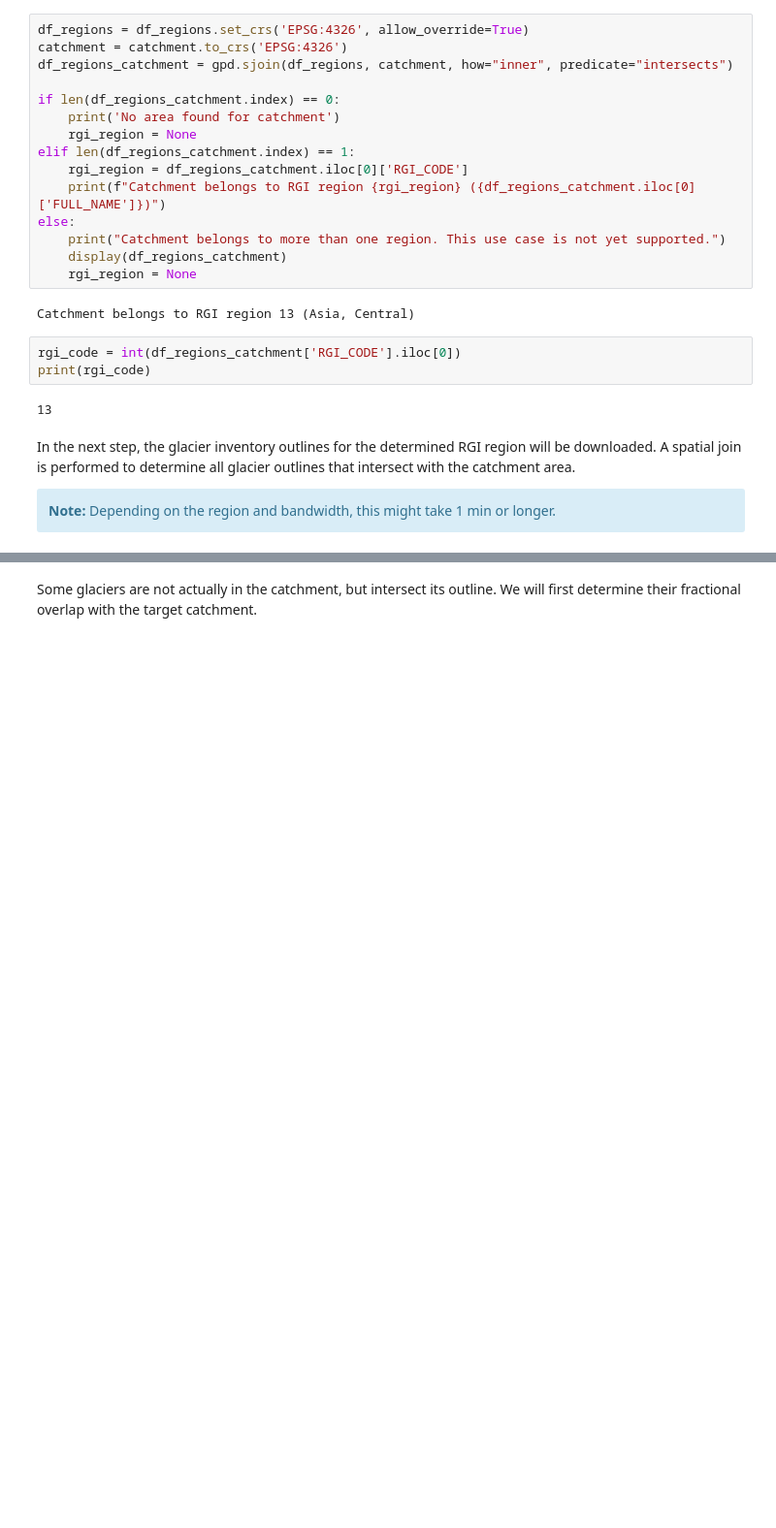
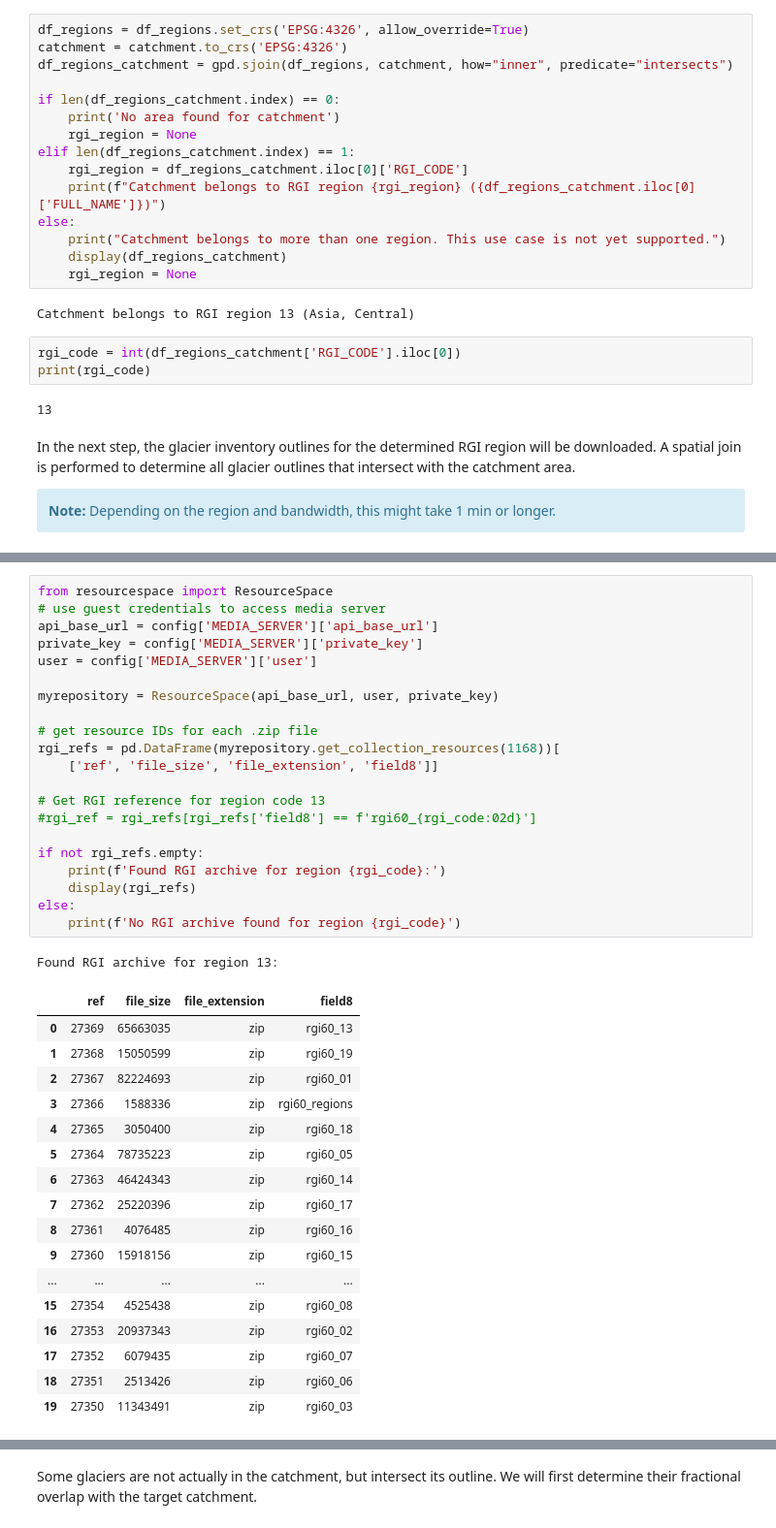
Before and after one commit to phiscu/matilda_edu, a Jupyter notebook: Notebook1_Catchment_delineation.ipynb, the cells around one changed output, grey strips where cells are left out. Shown at 97% size. Saved outputs shown, nothing was run; the diff lists cells and outputs as text; blank space fills up the shorter version.

```diff
--- a/Notebook1_Catchment_delineation.ipynb
+++ b/Notebook1_Catchment_delineation.ipynb
@@ -492,0 +412,40 @@ Loading shapefiles...
+# %%
+from resourcespace import ResourceSpace
+# use guest credentials to access media server
+api_base_url = config['MEDIA_SERVER']['api_base_url']
+private_key = config['MEDIA_SERVER']['private_key']
+user = config['MEDIA_SERVER']['user']
+
+myrepository = ResourceSpace(api_base_url, user, private_key)
+
+# get resource IDs for each .zip file
+rgi_refs = pd.DataFrame(myrepository.get_collection_resources(1168))[
+    ['ref', 'file_size', 'file_extension', 'field8']]
+
+# Get RGI reference for region code 13
+#rgi_ref = rgi_refs[rgi_refs['field8'] == f'rgi60_{rgi_code:02d}']
+
+if not rgi_refs.empty:
+    print(f'Found RGI archive for region {rgi_code}:')
+    display(rgi_refs)
+else:
+    print(f'No RGI archive found for region {rgi_code}')
+# %% [output]
+Found RGI archive for region 13:
+|  | ref | file_size | file_extension | field8 |
+| 0 | 27369 | 65663035 | zip | rgi60_13 |
+| 1 | 27368 | 15050599 | zip | rgi60_19 |
+| 2 | 27367 | 82224693 | zip | rgi60_01 |
+| 3 | 27366 | 1588336 | zip | rgi60_regions |
+| 4 | 27365 | 3050400 | zip | rgi60_18 |
+| 5 | 27364 | 78735223 | zip | rgi60_05 |
+| 6 | 27363 | 46424343 | zip | rgi60_14 |
+| 7 | 27362 | 25220396 | zip | rgi60_17 |
+| 8 | 27361 | 4076485 | zip | rgi60_16 |
+| 9 | 27360 | 15918156 | zip | rgi60_15 |
+| ... | ... | ... | ... | ... |
+| 15 | 27354 | 4525438 | zip | rgi60_08 |
+| 16 | 27353 | 20937343 | zip | rgi60_02 |
+| 17 | 27352 | 6079435 | zip | rgi60_07 |
+| 18 | 27351 | 2513426 | zip | rgi60_06 |
+| 19 | 27350 | 11343491 | zip | rgi60_03 |
```
Also changed, not shown: parts of 22 cells of this notebook.
